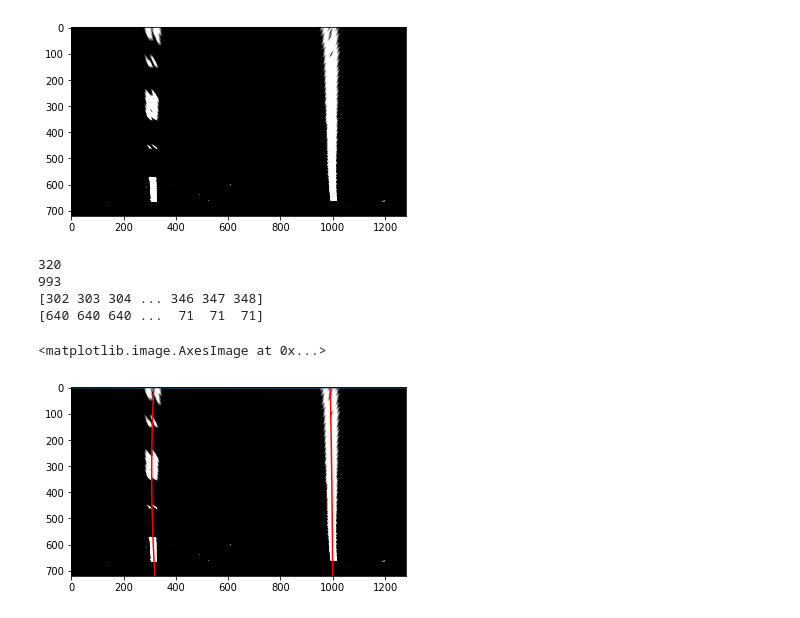
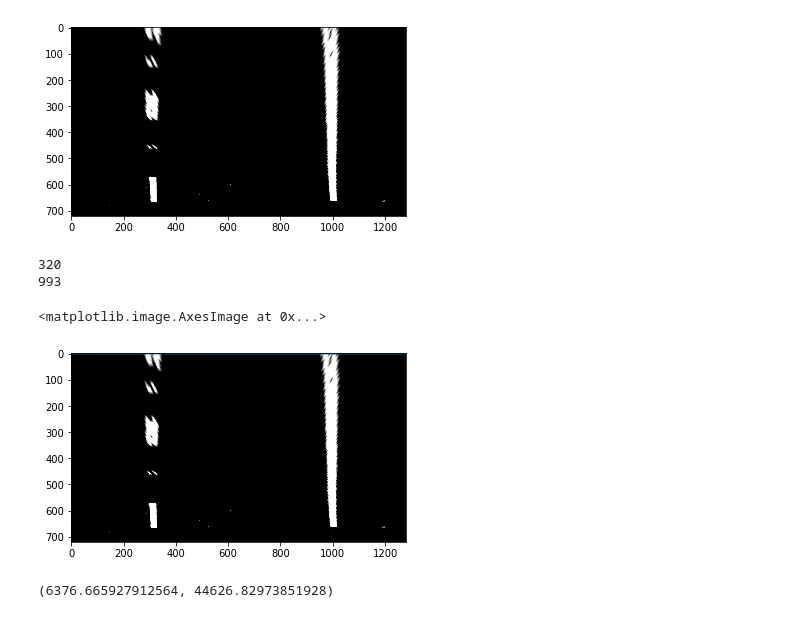
Before and after one commit to vengalraoguttha/CarND-Advanced-Lane-Lines, a Jupyter notebook: Advanced Lane Finding.ipynb, the cells around one changed output. Saved outputs shown, nothing was run; the diff lists cells and outputs as text; code cells hidden in the pictures.

```diff
--- a/Advanced Lane Finding.ipynb
+++ b/Advanced Lane Finding.ipynb
@@ -193,24 +213,18 @@ def find_lane_pixels(wraped):
 # %%
 # fit the lane boundary
 def fit_polynomial(binary_wraped):
     leftx, lefty, rightx, righty = find_lane_pixels(binary_wraped)
-    print(leftx)
-    print(lefty)
     left_fit = np.polyfit(lefty, leftx, 2)
     right_fit = np.polyfit(righty, rightx, 2)
     ploty = np.linspace(0, binary_wraped.shape[0]-1, binary_wraped.shape[0] )
     left_fitx = left_fit[0]*ploty**2 + left_fit[1]*ploty + left_fit[2]
     right_fitx = right_fit[0]*ploty**2 + right_fit[1]*ploty + right_fit[2]
-    plt.plot(left_fitx, ploty, color='red')
-    plt.plot(right_fitx, ploty, color='red')
-    return binary_wraped
+    return binary_wraped,ploty,left_fit,right_fit
 
-out_img = fit_polynomial(wraped)
+out_img,ploty_out,left_fit_out,right_fit_out = fit_polynomial(wraped)
 plt.imshow(wraped,cmap='gray')
 # %% [output]
 320
 993
-[302 303 304 ... 346 347 348]
-[640 640 640 ...  71  71  71]
 <matplotlib.image.AxesImage at 0x...>
-[figure, old version]
+[figure, new version]
@@ -220,0 +231,12 @@ plt.imshow(wraped,cmap='gray')
+# %%
+# Determine the curvature of the lane and vehicle position with respect to center
+def curvature_pixels(ploty,left_fit,right_fit):
+    ym_per_pix = 30/720
+    y_eval = np.max(ploty)
+    left_curverad = ((1 + (2*left_fit[0]*y_eval*ym_per_pix + left_fit[1])**2)**1.5) / np.absolute(2*left_fit[0])
+    right_curverad = ((1 + (2*right_fit[0]*y_eval*ym_per_pix + right_fit[1])**2)**1.5) / np.absolute(2*right_fit[0])
+    return left_curverad, right_curverad
+
+print(curvature_pixels(ploty_out,left_fit_out,right_fit_out))
+# %% [output]
+(6376.665927912564, 44626.82973851928)
```
Also changed, not shown: parts of 7 cells of this notebook, 1 other file.
